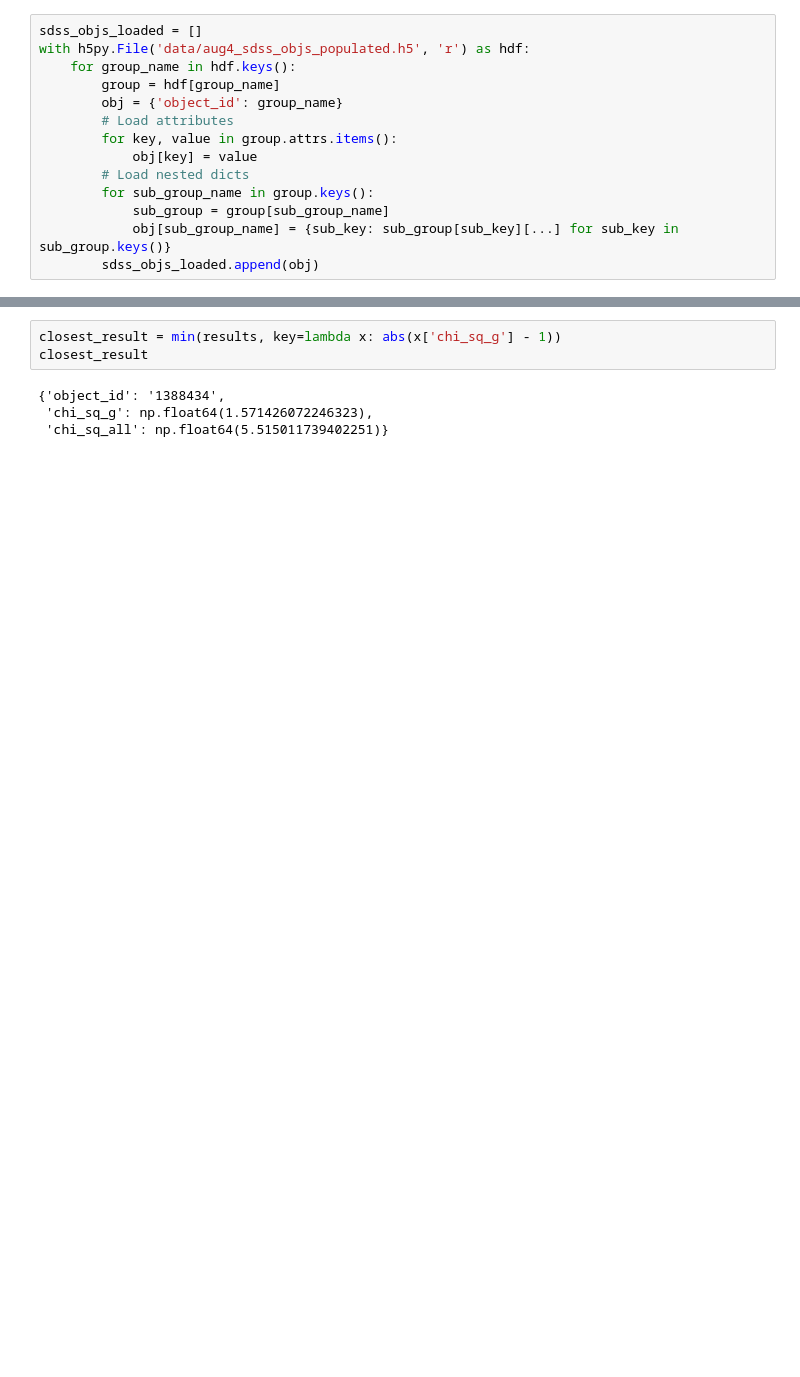
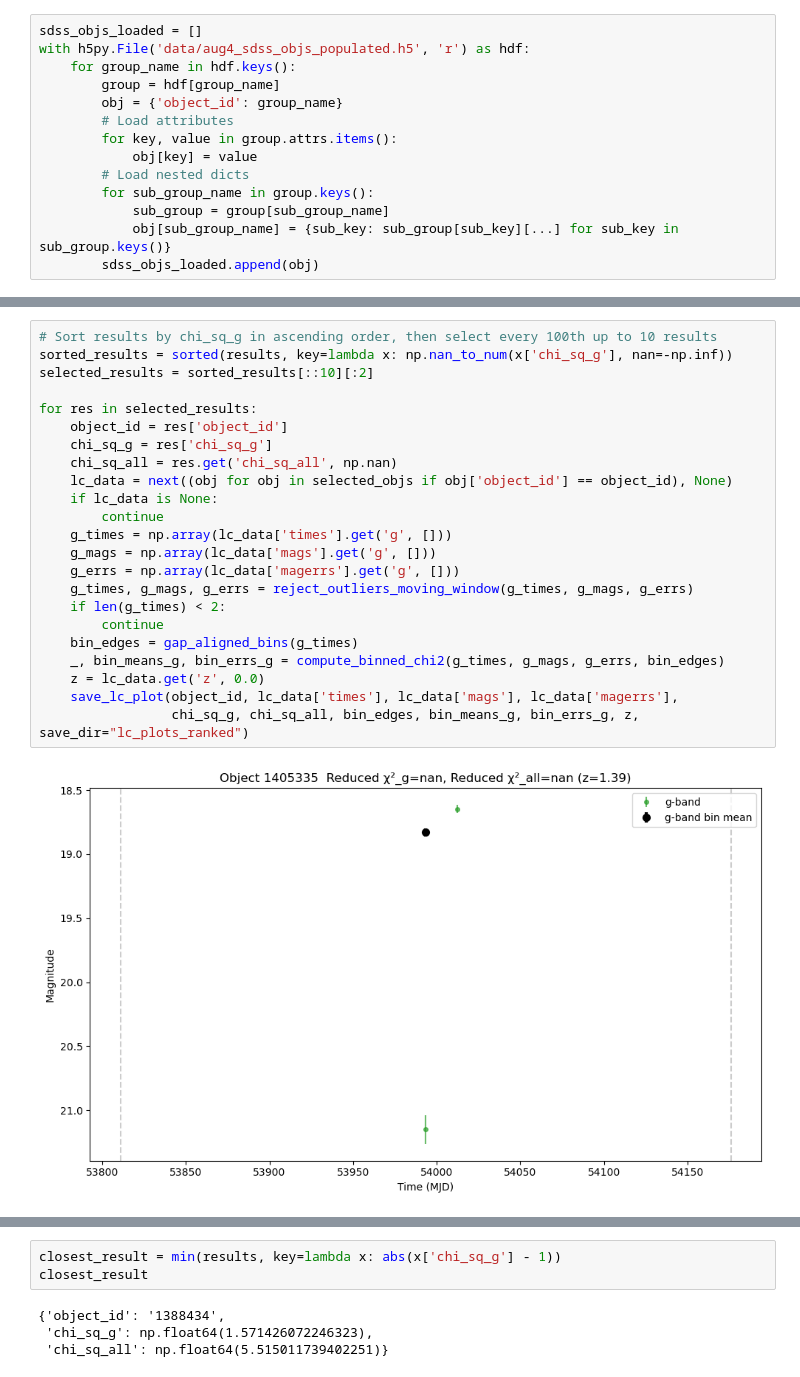
Before and after one commit to dutra/qvc, a Jupyter notebook: qvc/rank_lc.ipynb, the cells around one changed output, grey strips where cells are left out. Drawn from its saved outputs; the diff is of its cells as text; blank space fills up the shorter version.

```diff
--- a/qvc/rank_lc.ipynb
+++ b/qvc/rank_lc.ipynb
@@ -251,0 +253,25 @@ results = rank_and_plot_light_curves(selected_objs[:100], save_dir="lc_plots")
+# %%
+# Sort results by chi_sq_g in ascending order, then select every 100th up to 10 results
+sorted_results = sorted(results, key=lambda x: np.nan_to_num(x['chi_sq_g'], nan=-np.inf))
+selected_results = sorted_results[::10][:2]
+
+for res in selected_results:
+    object_id = res['object_id']
+    chi_sq_g = res['chi_sq_g']
+    chi_sq_all = res.get('chi_sq_all', np.nan)
+    lc_data = next((obj for obj in selected_objs if obj['object_id'] == object_id), None)
+    if lc_data is None:
+        continue
+    g_times = np.array(lc_data['times'].get('g', []))
+    g_mags = np.array(lc_data['mags'].get('g', []))
+    g_errs = np.array(lc_data['magerrs'].get('g', []))
+    g_times, g_mags, g_errs = reject_outliers_moving_window(g_times, g_mags, g_errs)
+    if len(g_times) < 2:
+        continue
+    bin_edges = gap_aligned_bins(g_times)
+    _, bin_means_g, bin_errs_g = compute_binned_chi2(g_times, g_mags, g_errs, bin_edges)
+    z = lc_data.get('z', 0.0)
+    save_lc_plot(object_id, lc_data['times'], lc_data['mags'], lc_data['magerrs'],
+                 chi_sq_g, chi_sq_all, bin_edges, bin_means_g, bin_errs_g, z, save_dir="lc_plots_ranked")
+# %% [output]
+[figure, added]
```
Also changed, not shown: parts of 11 cells of this notebook, 5 other files.
